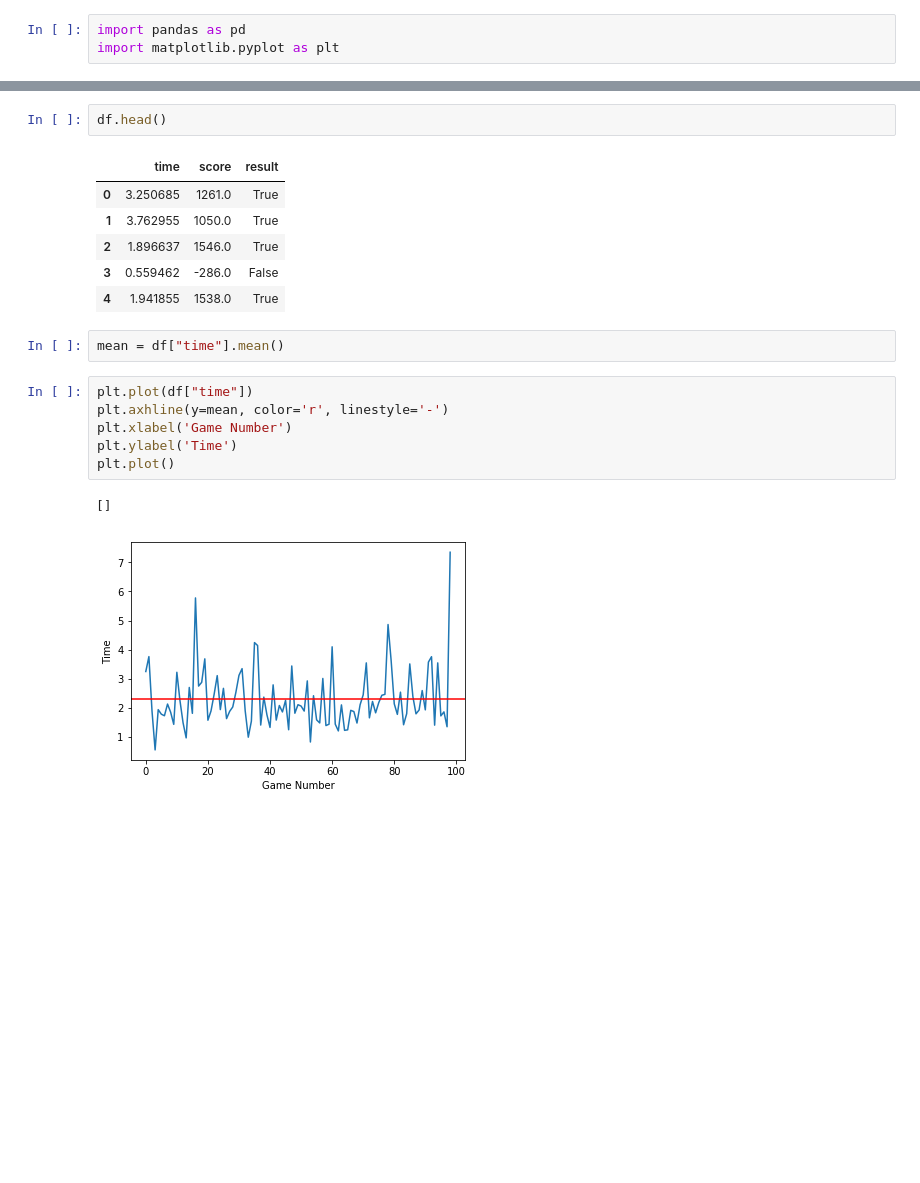
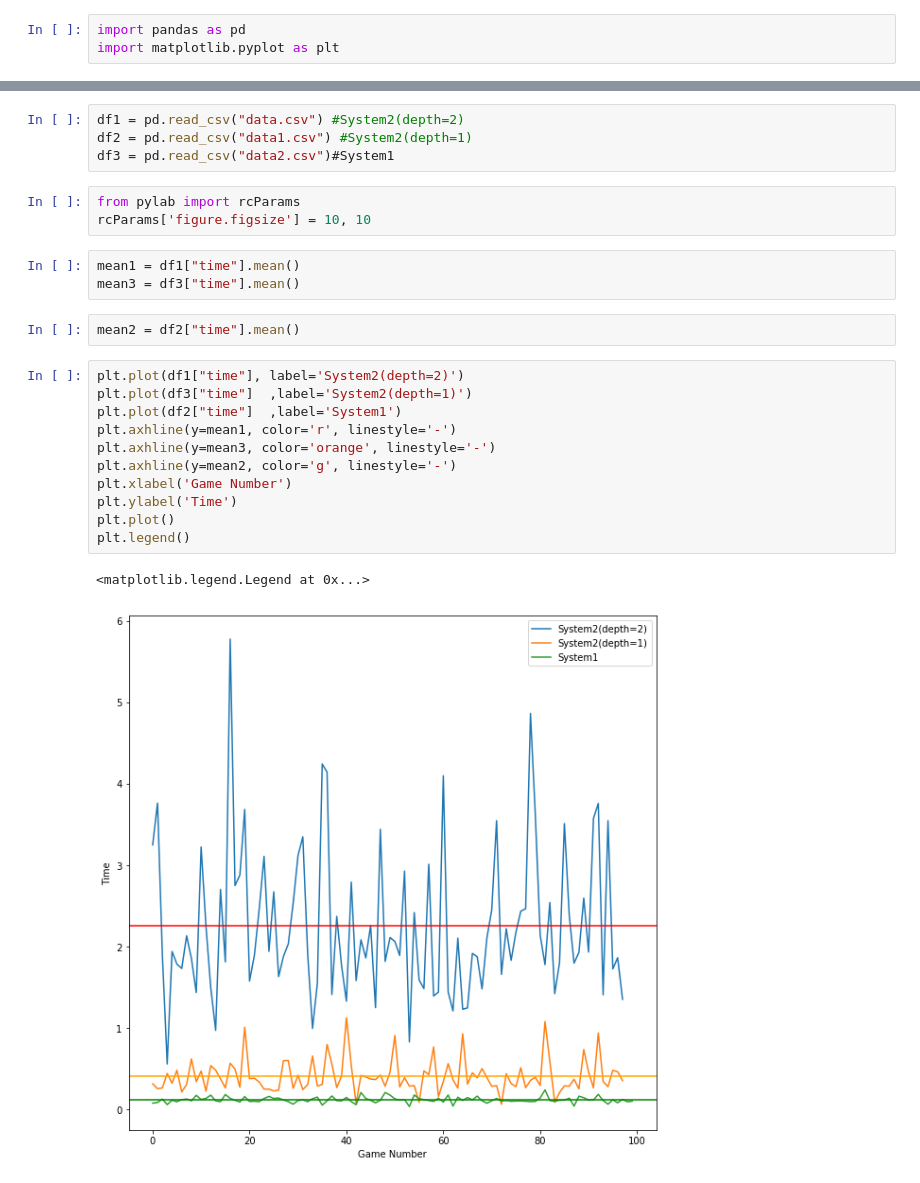
Before and after one commit to gulu42/System-0, a Jupyter notebook: multi_agent_pacman/visualisation.ipynb, the cells around one changed output, grey strips where cells are left out. Cells and saved outputs as stored; diff of their text form; blank space fills up the shorter version.

Commit message:
Add more visualisations

```diff
--- a/multi_agent_pacman/visualisation.ipynb
+++ b/multi_agent_pacman/visualisation.ipynb
@@ -6,20 +4,26 @@ df = pd.read_csv("data.csv")
-# %%
-df.head()
-# %% [output]
-|  | time | score | result |
-| 0 | 3.250685 | 1261.0 | True |
-| 1 | 3.762955 | 1050.0 | True |
-| 2 | 1.896637 | 1546.0 | True |
-| 3 | 0.559462 | -286.0 | False |
-| 4 | 1.941855 | 1538.0 | True |
+# %%
+df1 = pd.read_csv("data.csv") #System2(depth=2)
+df2 = pd.read_csv("data1.csv") #System2(depth=1)
+df3 = pd.read_csv("data2.csv")#System1
+# %%
+from pylab import rcParams
+rcParams['figure.figsize'] = 10, 10
+# %%
+mean1 = df1["time"].mean()
+mean3 = df3["time"].mean()
 # %%
-mean = df["time"].mean()
+mean2 = df2["time"].mean()
 # %%
-plt.plot(df["time"])
-plt.axhline(y=mean, color='r', linestyle='-')
+plt.plot(df1["time"], label='System2(depth=2)')
+plt.plot(df3["time"]  ,label='System2(depth=1)')
+plt.plot(df2["time"]  ,label='System1')
+plt.axhline(y=mean1, color='r', linestyle='-')
+plt.axhline(y=mean3, color='orange', linestyle='-')
+plt.axhline(y=mean2, color='g', linestyle='-')
 plt.xlabel('Game Number')
 plt.ylabel('Time')
 plt.plot()
+plt.legend()
 # %% [output]
-[]
+<matplotlib.legend.Legend at 0x...>
-[figure, old version]
+[figure, new version]
```
Also changed, not shown: parts of 8 cells of this notebook, 2 other files.
